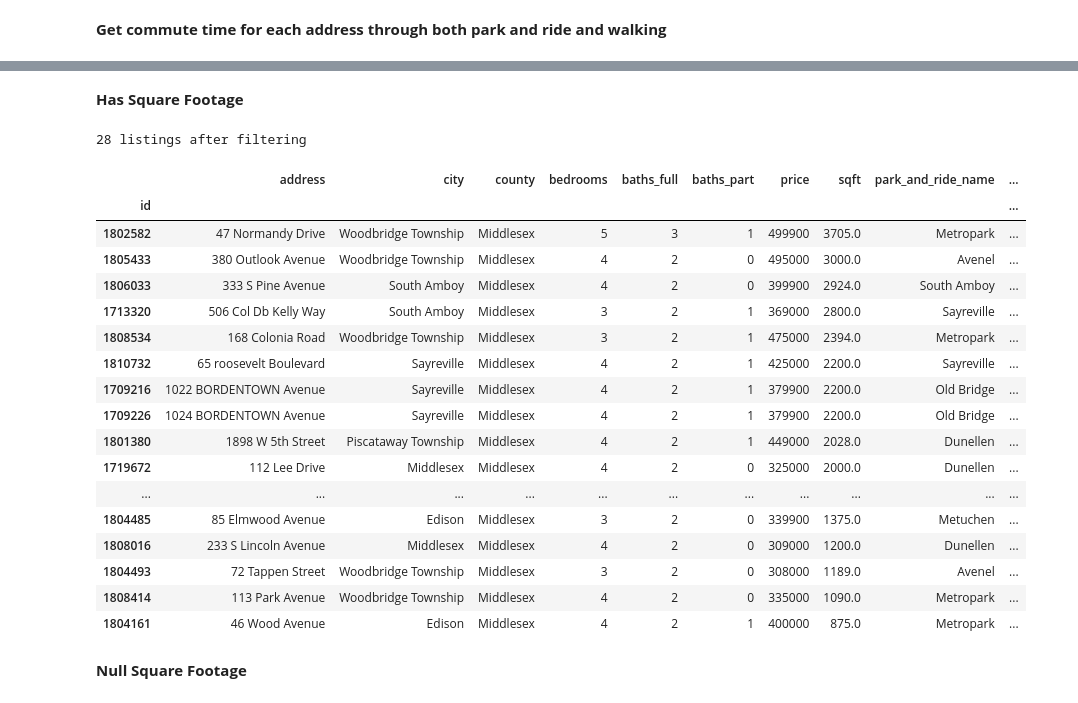
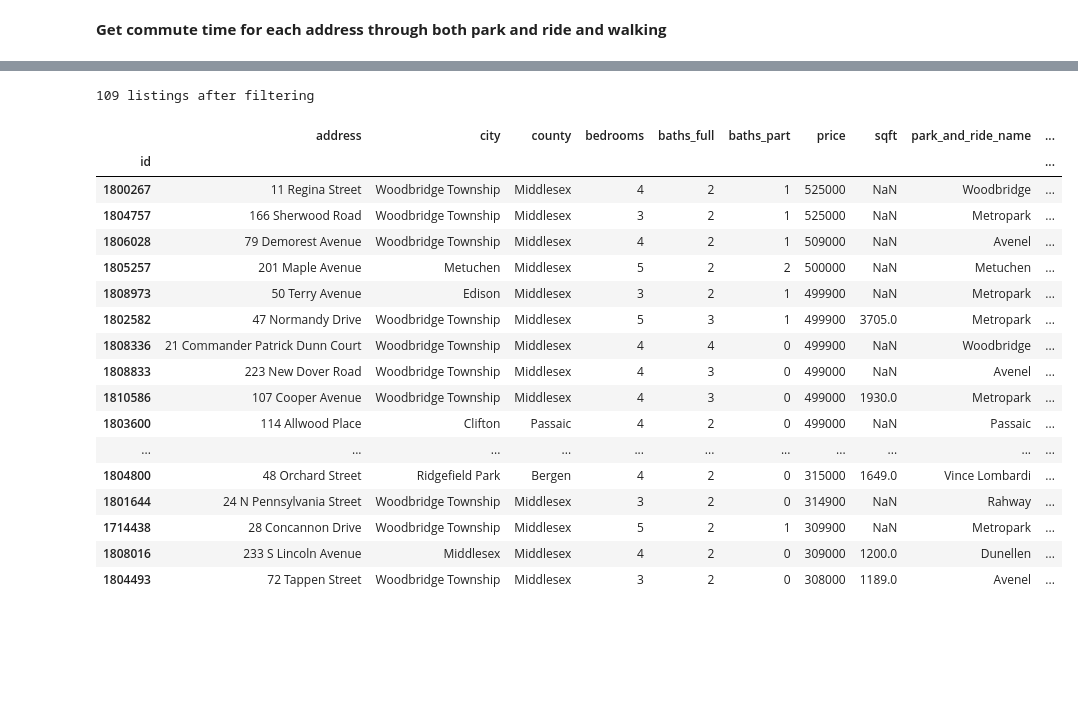
Before and after one commit to AlJohri/nj-house-search, a Jupyter notebook: cjmls.ipynb, the cells around one changed output, grey strips where cells are left out. Saved outputs shown, nothing was run; the diff lists cells and outputs as text; code cells hidden in the pictures; blank space fills up the shorter version.

```diff
--- a/cjmls.ipynb
+++ b/cjmls.ipynb
@@ -110,38 +110,33 @@ If you're reading this message in another frontend (for example, a static render
-# %% [markdown]
-**Has Square Footage**
 # %%
 df = pd.DataFrame(listings)
 df.set_index('id', inplace=True)
 df = df[
     (~df.city.isin(blacklist_cities)) &
     (df.barnabas_duration < HALF_HOUR + TEN_MINUTES) &
     (df.park_and_ride_duration1 < TEN_MINUTES) &
     (df.park_and_ride_duration < ONE_HOUR + TEN_MINUTES) &
-    (df.price > MIN_PRICE) &
-    (df.sqft.notnull())
+    (df.price > MIN_PRICE)
 ]
-df = df.sort_values(by=['sqft',], ascending=[False])
+df = df.sort_values(by=['price',], ascending=[False])
 print(len(df), "listings after filtering")
 preview_cjmls_df(df)
 # %% [output]
-28 listings after filtering
+109 listings after filtering
 |  | address | city | county | bedrooms | baths_full | baths_part | price | sqft | park_and_ride_name | ... |
 | id |  |  |  |  |  |  |  |  |  | ... |
+| 1800267 | 11 Regina Street | Woodbridge Township | Middlesex | 4 | 2 | 1 | 525000 | NaN | Woodbridge | ... |
+| 1804757 | 166 Sherwood Road | Woodbridge Township | Middlesex | 3 | 2 | 1 | 525000 | NaN | Metropark | ... |
+| 1806028 | 79 Demorest Avenue | Woodbridge Township | Middlesex | 4 | 2 | 1 | 509000 | NaN | Avenel | ... |
+| 1805257 | 201 Maple Avenue | Metuchen | Middlesex | 5 | 2 | 2 | 500000 | NaN | Metuchen | ... |
+| 1808973 | 50 Terry Avenue | Edison | Middlesex | 3 | 2 | 1 | 499900 | NaN | Metropark | ... |
 | 1802582 | 47 Normandy Drive | Woodbridge Township | Middlesex | 5 | 3 | 1 | 499900 | 3705.0 | Metropark | ... |
-| 1805433 | 380 Outlook Avenue | Woodbridge Township | Middlesex | 4 | 2 | 0 | 495000 | 3000.0 | Avenel | ... |
-| 1806033 | 333 S Pine Avenue | South Amboy | Middlesex | 4 | 2 | 0 | 399900 | 2924.0 | South Amboy | ... |
-| 1713320 | 506 Col Db Kelly Way | South Amboy | Middlesex | 3 | 2 | 1 | 369000 | 2800.0 | Sayreville | ... |
-| 1808534 | 168 Colonia Road | Woodbridge Township | Middlesex | 3 | 2 | 1 | 475000 | 2394.0 | Metropark | ... |
-| 1810732 | 65 roosevelt Boulevard | Sayreville | Middlesex | 4 | 2 | 1 | 425000 | 2200.0 | Sayreville | ... |
-| 1709216 | 1022 BORDENTOWN Avenue | Sayreville | Middlesex | 4 | 2 | 1 | 379900 | 2200.0 | Old Bridge | ... |
-| 1709226 | 1024 BORDENTOWN Avenue | Sayreville | Middlesex | 4 | 2 | 1 | 379900 | 2200.0 | Old Bridge | ... |
-| 1801380 | 1898 W 5th Street | Piscataway Township | Middlesex | 4 | 2 | 1 | 449000 | 2028.0 | Dunellen | ... |
-| 1719672 | 112 Lee Drive | Middlesex | Middlesex | 4 | 2 | 0 | 325000 | 2000.0 | Dunellen | ... |
+| 1808336 | 21 Commander Patrick Dunn Court | Woodbridge Township | Middlesex | 4 | 4 | 0 | 499900 | NaN | Woodbridge | ... |
+| 1808833 | 223 New Dover Road | Woodbridge Township | Middlesex | 4 | 3 | 0 | 499000 | NaN | Avenel | ... |
+| 1810586 | 107 Cooper Avenue | Woodbridge Township | Middlesex | 4 | 3 | 0 | 499000 | 1930.0 | Metropark | ... |
+| 1803600 | 114 Allwood Place | Clifton | Passaic | 4 | 2 | 0 | 499000 | NaN | Passaic | ... |
 | ... | ... | ... | ... | ... | ... | ... | ... | ... | ... | ... |
-| 1804485 | 85 Elmwood Avenue | Edison | Middlesex | 3 | 2 | 0 | 339900 | 1375.0 | Metuchen | ... |
+| 1804800 | 48 Orchard Street | Ridgefield Park | Bergen | 4 | 2 | 0 | 315000 | 1649.0 | Vince Lombardi | ... |
+| 1801644 | 24 N Pennsylvania Street | Woodbridge Township | Middlesex | 3 | 2 | 0 | 314900 | NaN | Rahway | ... |
+| 1714438 | 28 Concannon Drive | Woodbridge Township | Middlesex | 5 | 2 | 1 | 309900 | NaN | Metropark | ... |
 | 1808016 | 233 S Lincoln Avenue | Middlesex | Middlesex | 4 | 2 | 0 | 309000 | 1200.0 | Dunellen | ... |
 | 1804493 | 72 Tappen Street | Woodbridge Township | Middlesex | 3 | 2 | 0 | 308000 | 1189.0 | Avenel | ... |
-| 1808414 | 113 Park Avenue | Woodbridge Township | Middlesex | 4 | 2 | 0 | 335000 | 1090.0 | Metropark | ... |
-| 1804161 | 46 Wood Avenue | Edison | Middlesex | 4 | 2 | 1 | 400000 | 875.0 | Metropark | ... |
-# %% [markdown]
-**Null Square Footage**
```
Also changed, not shown: parts of 3 cells of this notebook, 5 other files.
